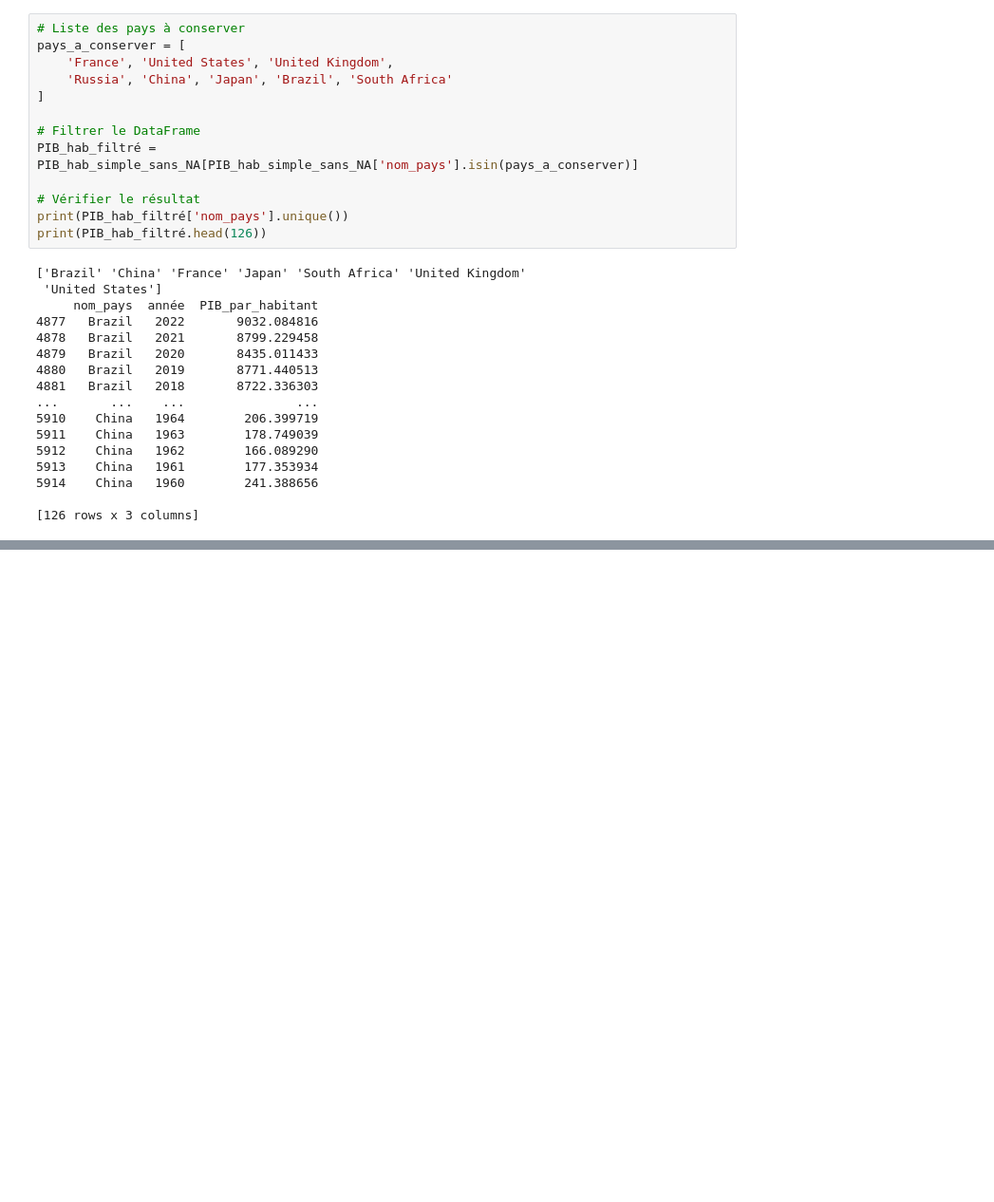
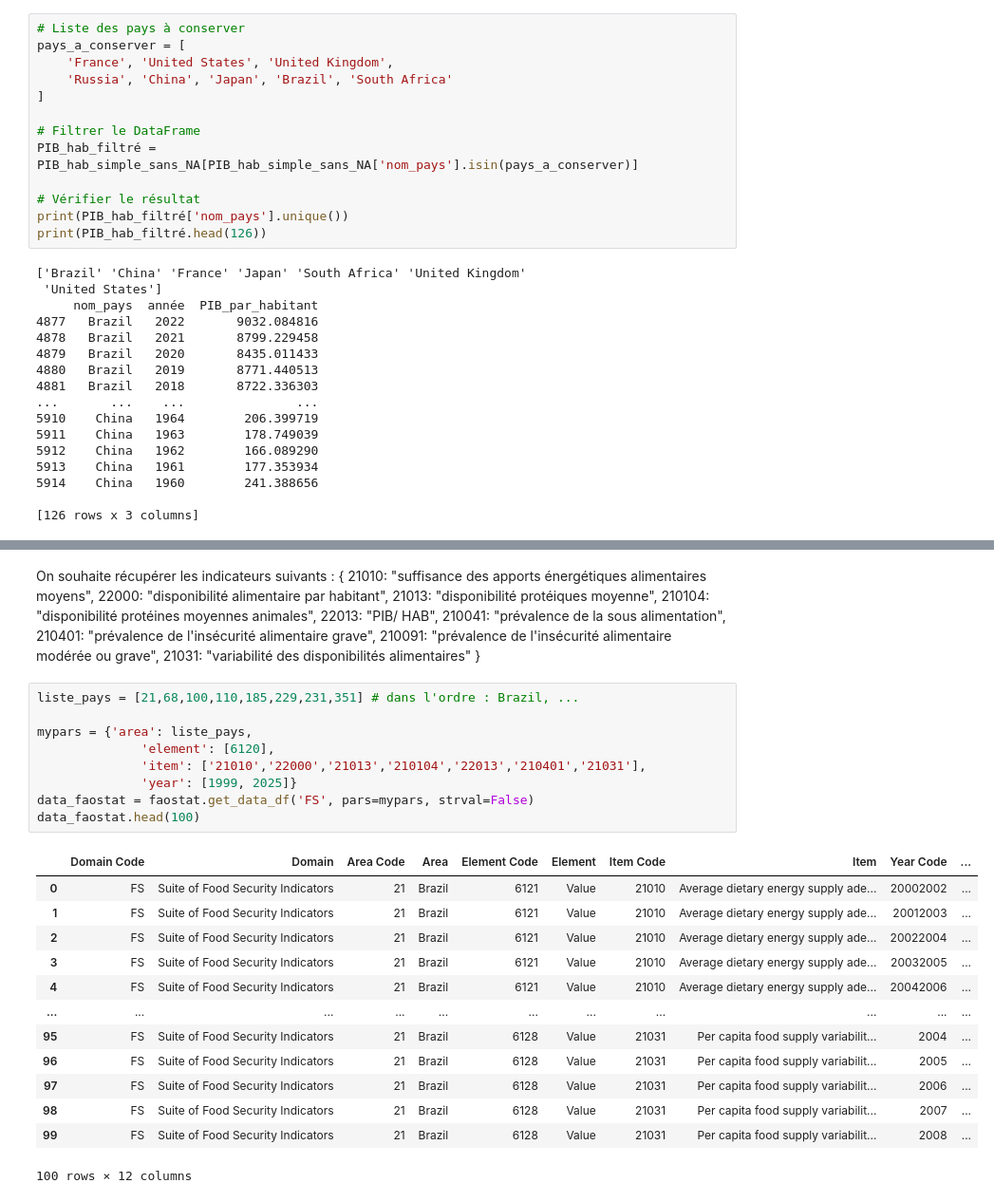
Before and after one commit to yczk9/projet_py4ds_Reis_Crapsky, a Jupyter notebook: Notebook_principal.ipynb, the cells around one changed output, grey strips where cells are left out. Shown at 95% size. Cells and saved outputs as stored; diff of their text form; blank space fills up the shorter version.

Commit message:
Ajout collecte données FAOSTAT

```diff
--- a/Notebook_principal.ipynb
+++ b/Notebook_principal.ipynb
@@ -103,0 +176,35 @@ print(PIB_hab_filtré.head(126))
+# %% [markdown]
+On souhaite récupérer les indicateurs suivants : {
+    21010: "suffisance des apports énergétiques alimentaires moyens",
+    22000: "disponibilité alimentaire par habitant",
+    21013: "disponibilité protéiques moyenne",
+    210104: "disponibilité protéines moyennes animales",
+    22013: "PIB/ HAB",
+    210041: "prévalence de la sous alimentation",
+    210401: "prévalence de l'insécurité alimentaire grave",
+    210091: "prévalence de l'insécurité alimentaire modérée ou grave",
+    21031: "variabilité des disponibilités alimentaires"
+}
+# %%
+liste_pays = [21,68,100,110,185,229,231,351] # dans l'ordre : Brazil, ...
+
+mypars = {'area': liste_pays,
+              'element': [6120],
+              'item': ['21010','22000','21013','210104','22013','210401','21031'],
+              'year': [1999, 2025]}
+data_faostat = faostat.get_data_df('FS', pars=mypars, strval=False)
+data_faostat.head(100)
+# %% [output]
+|  | Domain Code | Domain | Area Code | Area | Element Code | Element | Item Code | Item | Year Code | ... |
+| 0 | FS | Suite of Food Security Indicators | 21 | Brazil | 6121 | Value | 21010 | Average dietary energy supply ade... | 20002002 | ... |
+| 1 | FS | Suite of Food Security Indicators | 21 | Brazil | 6121 | Value | 21010 | Average dietary energy supply ade... | 20012003 | ... |
+| 2 | FS | Suite of Food Security Indicators | 21 | Brazil | 6121 | Value | 21010 | Average dietary energy supply ade... | 20022004 | ... |
+| 3 | FS | Suite of Food Security Indicators | 21 | Brazil | 6121 | Value | 21010 | Average dietary energy supply ade... | 20032005 | ... |
+| 4 | FS | Suite of Food Security Indicators | 21 | Brazil | 6121 | Value | 21010 | Average dietary energy supply ade... | 20042006 | ... |
+| ... | ... | ... | ... | ... | ... | ... | ... | ... | ... | ... |
+| 95 | FS | Suite of Food Security Indicators | 21 | Brazil | 6128 | Value | 21031 | Per capita food supply variabilit... | 2004 | ... |
+| 96 | FS | Suite of Food Security Indicators | 21 | Brazil | 6128 | Value | 21031 | Per capita food supply variabilit... | 2005 | ... |
+| 97 | FS | Suite of Food Security Indicators | 21 | Brazil | 6128 | Value | 21031 | Per capita food supply variabilit... | 2006 | ... |
+| 98 | FS | Suite of Food Security Indicators | 21 | Brazil | 6128 | Value | 21031 | Per capita food supply variabilit... | 2007 | ... |
+| 99 | FS | Suite of Food Security Indicators | 21 | Brazil | 6128 | Value | 21031 | Per capita food supply variabilit... | 2008 | ... |
+100 rows × 12 columns
```
Also changed, not shown: parts of 6 cells of this notebook.
